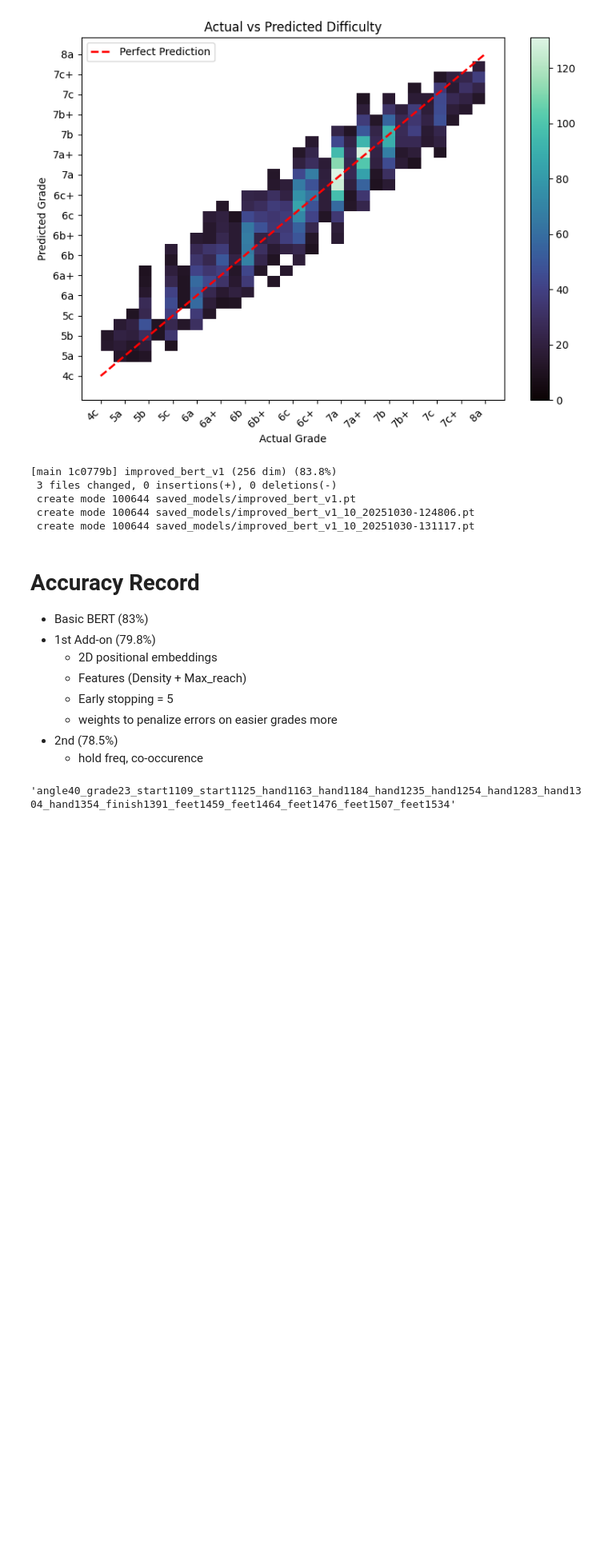
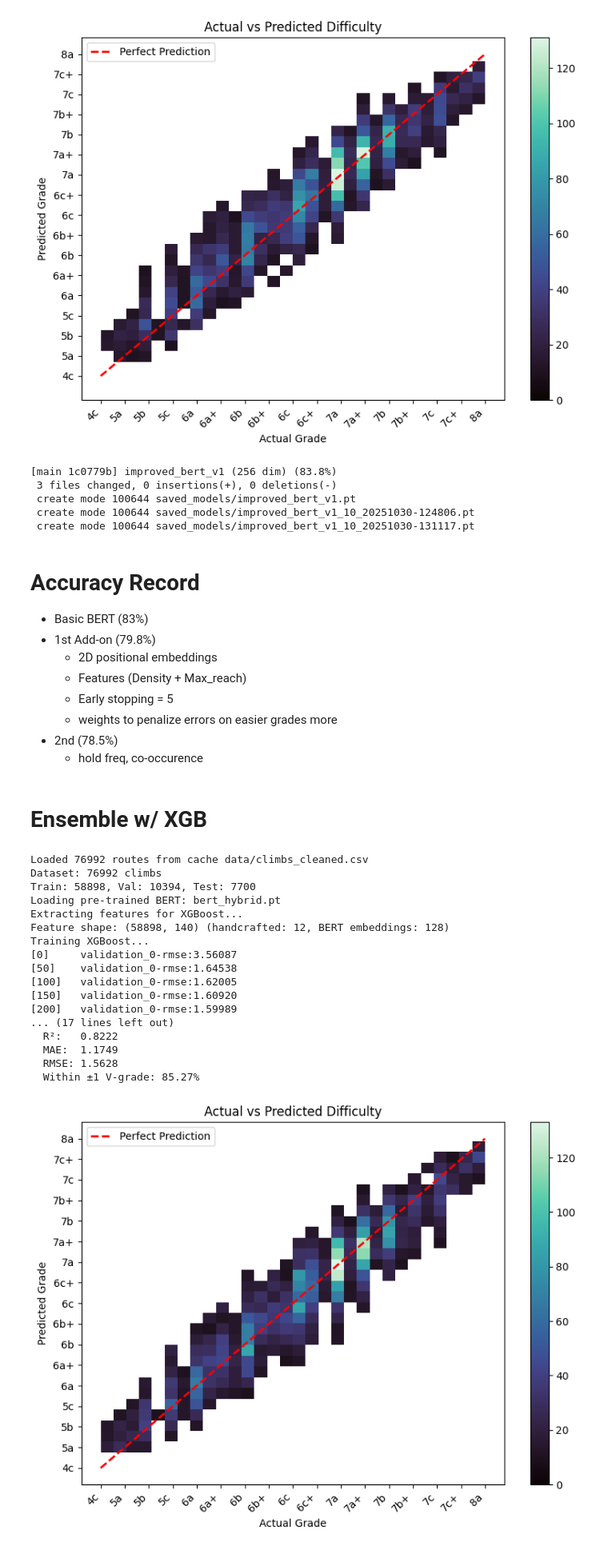
Before and after one commit to nnott3/KilterTransformer, a Jupyter notebook: bert_improved.ipynb, the cells around one changed output. Shown at 80% size. Saved outputs shown, nothing was run; the diff lists cells and outputs as text; code cells hidden in the pictures; blank space fills up the shorter version.

```diff
--- a/bert_improved.ipynb
+++ b/bert_improved.ipynb
@@ -537,7 +537,5 @@ token = getpass("Enter your GitHub token: ")
   - weights to penalize errors on easier grades more
 - 2nd (78.5%)
   - hold freq, co-occurence
-# %%
-train_df['frames'][0]
-# %% [output]
-'angle40_grade23_start1109_start1125_hand1163_hand1184_hand1235_hand1254_hand1283_hand1304_hand1354_finish1391_feet1459_feet1464_feet1476_feet1507_feet1534'
+# %% [markdown]
+# Ensemble w/ XGB
@@ -543,0 +682,55 @@ train_df['frames'][0]
+# %%
+disable_progress_bars()
+
+# Load data
+dp = DataPreprocessing()
+climbs = dp.load_climbs()
+print(f"Dataset: {len(climbs)} climbs")
+
+num_classes = len(set(climbs["v_grade"]))
+climbs = climbs.cast_column("v_grade", ClassLabel(num_classes=num_classes))
+
+# Split data
+climbs = climbs.train_test_split(test_size=0.1, seed=42, stratify_by_column="v_grade")
+train_val = climbs['train'].train_test_split(test_size=0.15, seed=42, stratify_by_column="v_grade")
+
+train_ds = train_val['train']
+val_ds = train_val['test']
+test_ds = climbs['test']
+print(f"Train: {len(train_ds)}, Val: {len(val_ds)}, Test: {len(test_ds)}")
+
+# Train hybrid (using pre-trained BERT)
+hybrid = HybridEnsemble(bert_hidden_dim=128)
+hybrid.train(
+    train_ds, val_ds,
+    bert_model_path='bert_hybrid.pt',
+    train_bert=False  # Don't retrain BERT
+)
+
+# Evaluate
+print("\nEvaluating on test set...")
+y_test = np.array(test_ds['display_difficulty'])
+y_pred = hybrid.predict(test_ds)
+
+evaluator = Evaluation()
+evaluator.get_scores(y_test, y_pred, "BERT+XGBoost Hybrid")
+evaluator.plot_predictions(y_test, y_pred)
+# %% [output]
+Loaded 76992 routes from cache data/climbs_cleaned.csv
+Dataset: 76992 climbs
+Train: 58898, Val: 10394, Test: 7700
+Loading pre-trained BERT: bert_hybrid.pt
+Extracting features for XGBoost...
+Feature shape: (58898, 140) (handcrafted: 12, BERT embeddings: 128)
+Training XGBoost...
+[0]     validation_0-rmse:3.56087
+[50]    validation_0-rmse:1.64538
+[100]   validation_0-rmse:1.62005
+[150]   validation_0-rmse:1.60920
+[200]   validation_0-rmse:1.59989
+... (17 lines left out)
+  R²:   0.8222
+  MAE:  1.1749
+  RMSE: 1.5628
+  Within ±1 V-grade: 85.27%
+[figure, added]
```
Also changed, not shown: parts of 9 cells of this notebook.
